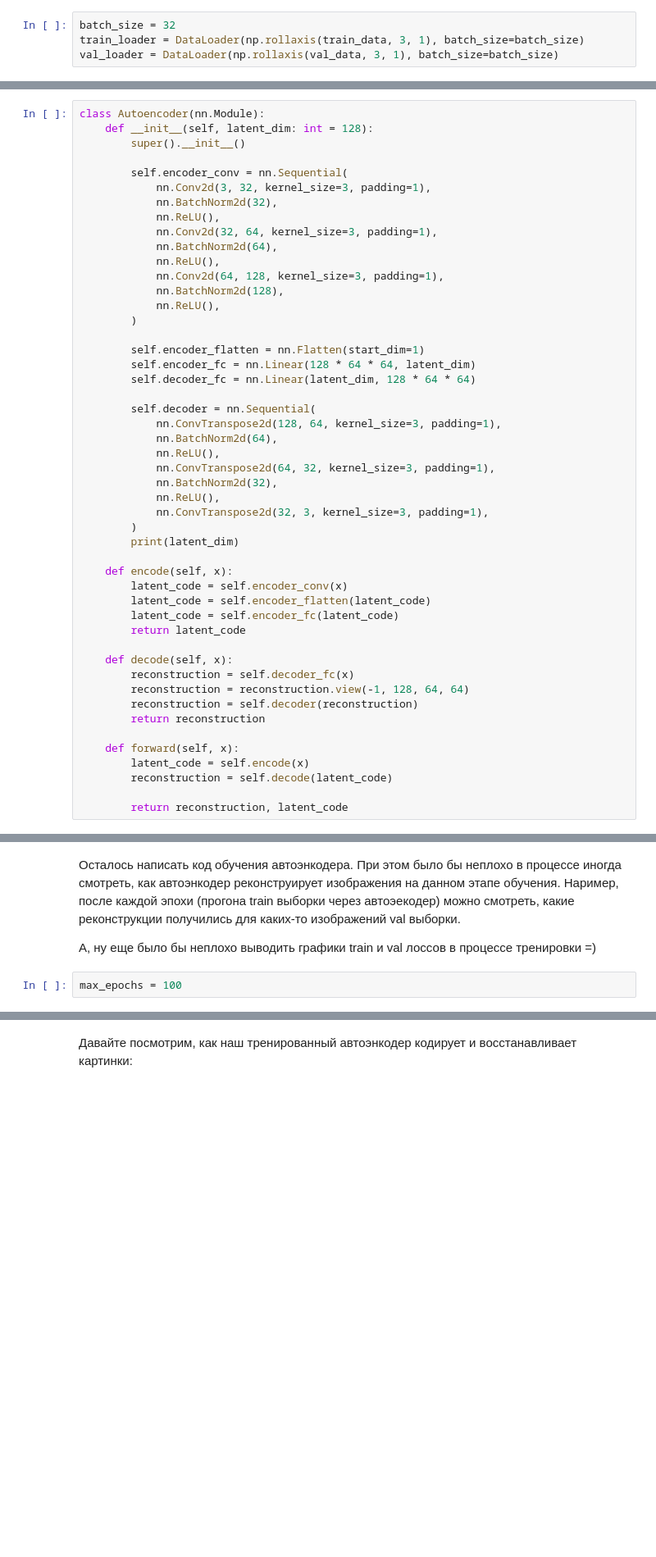
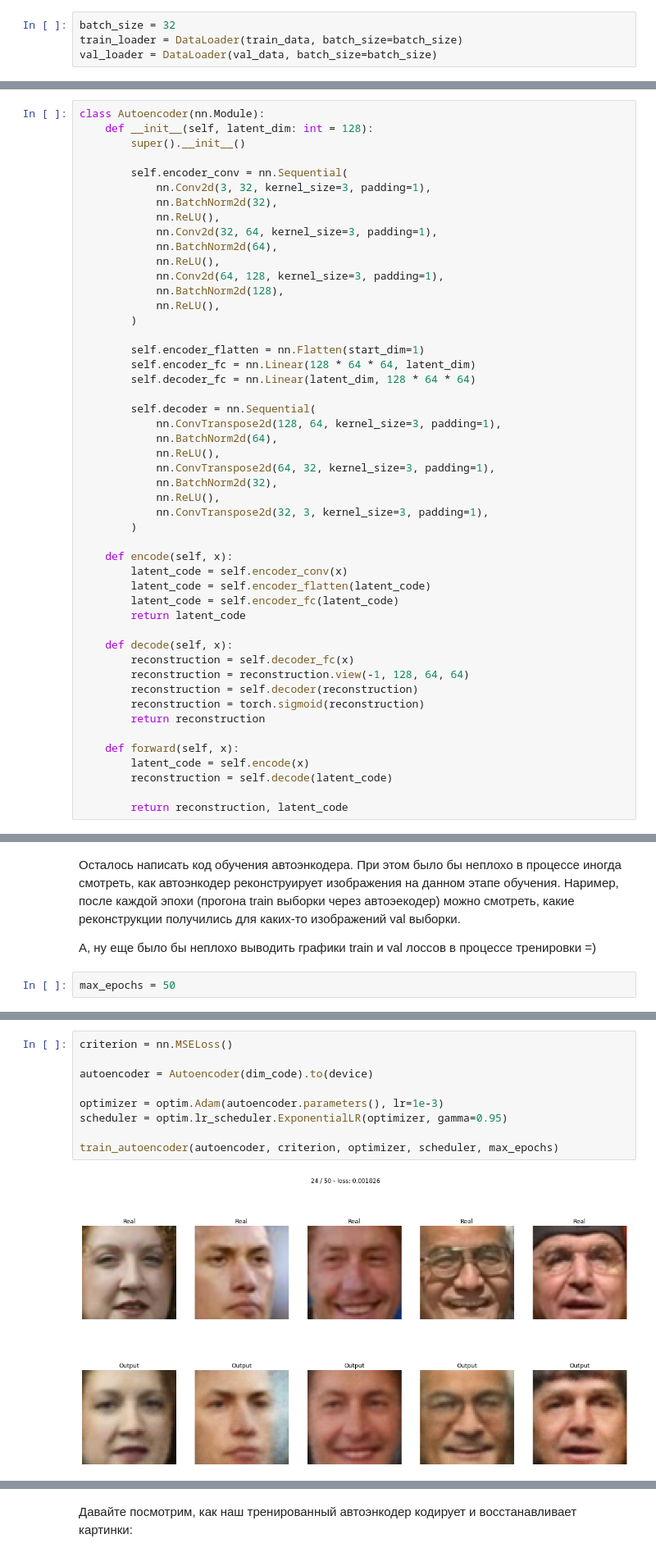
Before and after one commit to noname19871/DLS2022_advanced, a Jupyter notebook: homeworks/homework7/[homework]autoencoders.ipynb, the cells around one changed output, grey strips where cells are left out. Shown: that part at 82% size. Cells and saved outputs as stored; diff of their text form; blank space fills up the shorter version.

```diff
--- a/homeworks/homework7/[homework]autoencoders.ipynb
+++ b/homeworks/homework7/[homework]autoencoders.ipynb
@@ -132,7 +135,7 @@ dtype('float32')
 # %%
 batch_size = 32
-train_loader = DataLoader(np.rollaxis(train_data, 3, 1), batch_size=batch_size)
-val_loader = DataLoader(np.rollaxis(val_data, 3, 1), batch_size=batch_size)
+train_loader = DataLoader(train_data, batch_size=batch_size)
+val_loader = DataLoader(val_data, batch_size=batch_size)
 # %%
 first_train_item = next(iter(train_loader))
 print(f"Dataloader item type: {type(first_train_item)}")
@@ -195,7 +198,6 @@ class Autoencoder(nn.Module):
             nn.ReLU(),
             nn.ConvTranspose2d(32, 3, kernel_size=3, padding=1),
         )
-        print(latent_dim)
 
     def encode(self, x):
         latent_code = self.encoder_conv(x)
@@ -207,6 +209,7 @@ class Autoencoder(nn.Module):
         reconstruction = self.decoder_fc(x)
         reconstruction = reconstruction.view(-1, 128, 64, 64)
         reconstruction = self.decoder(reconstruction)
+        reconstruction = torch.sigmoid(reconstruction)
         return reconstruction
 
     def forward(self, x):
@@ -230,5 +224,5 @@ scheduler = optim.lr_scheduler.ExponentialLR(optimizer, gamma=0.95)
 
 А, ну еще было бы неплохо выводить графики train и val лоссов в процессе тренировки =)
 # %%
-max_epochs = 100
+max_epochs = 50
 # %%
@@ -289,0 +295,11 @@ RuntimeError: ignored
+# %%
+criterion = nn.MSELoss()
+
+autoencoder = Autoencoder(dim_code).to(device)
+
+optimizer = optim.Adam(autoencoder.parameters(), lr=1e-3)
+scheduler = optim.lr_scheduler.ExponentialLR(optimizer, gamma=0.95)
+
+train_autoencoder(autoencoder, criterion, optimizer, scheduler, max_epochs)
+# %% [output]
+[figure, added]
```
Also changed, not shown: parts of 25 cells of this notebook.
